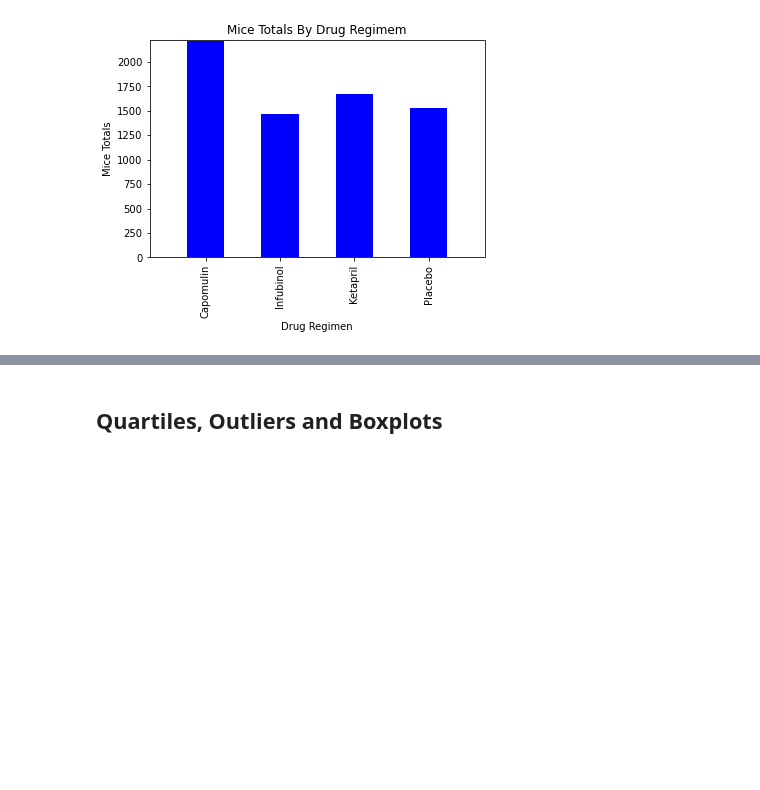
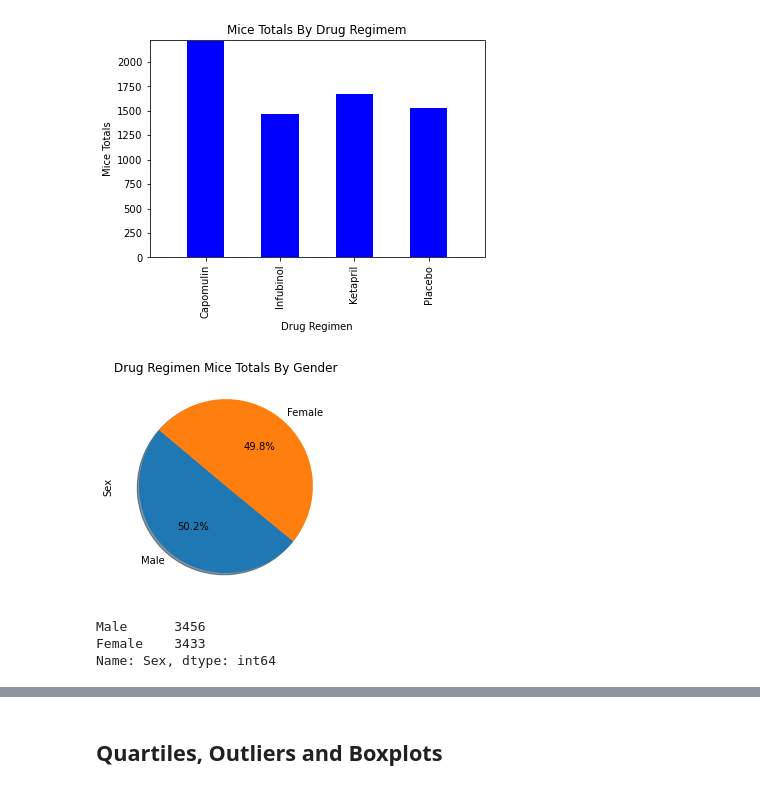
Before and after one commit to rw576/Matplotlib-Challenge, a Jupyter notebook: pymaceuticals_starter_rw.ipynb, the cells around one changed output, grey strips where cells are left out. Saved outputs shown, nothing was run; the diff lists cells and outputs as text; code cells hidden in the pictures; blank space fills up the shorter version.

Commit message:
pie charts updated

```diff
--- a/pymaceuticals_starter_rw.ipynb
+++ b/pymaceuticals_starter_rw.ipynb
@@ -129,0 +127,21 @@ plt.show()
+# %%
+# Generate a pie plot showing the distribution of female versus male mice using pandas
+
+#Figure out number of male vs. female
+gender_count = combined_data['Sex'].value_counts()
+
+# Use DataFrame.plot() To Create Pie Chart
+gender_count.plot(kind="pie", labels=gender_count.index.values,
+        autopct="%1.1f%%", shadow=True, startangle=140, subplots=True,legend=False)
+
+# Set a title for the chart
+plt.title("Drug Regimen Mice Totals By Gender")
+
+#Print Chart
+plt.show()
+gender_count
+# %% [output]
+[figure, added]
+Male      3456
+Female    3433
+Name: Sex, dtype: int64
```
Also changed, not shown: parts of 7 cells of this notebook.
